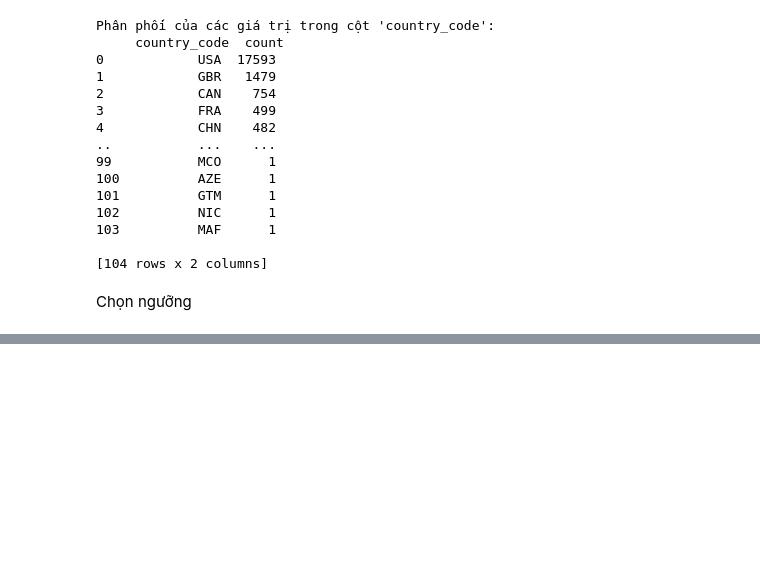
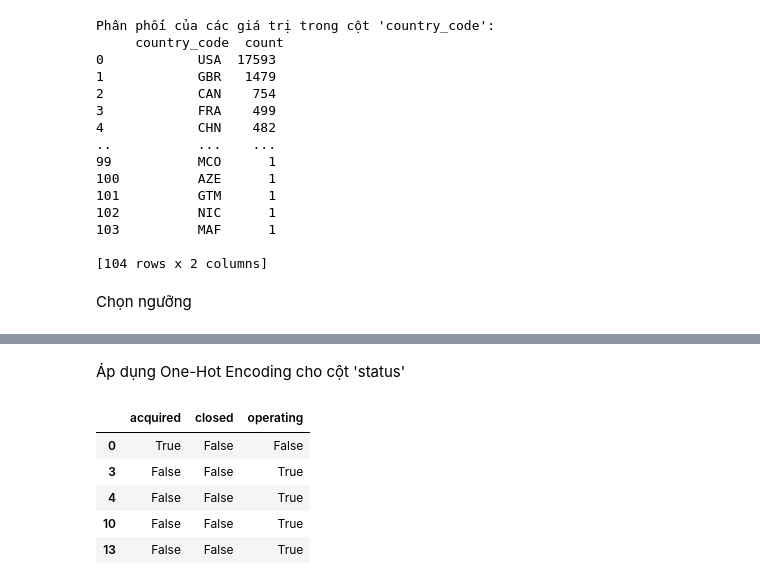
Before and after one commit to SerenaDinhBuiThuLinh/Data-Preprocessing-TLU, a Jupyter notebook: data_preprocessing_tlu.ipynb, the cells around one changed output, grey strips where cells are left out. Cells and saved outputs as stored; diff of their text form; code cells hidden in the pictures; blank space fills up the shorter version.

```diff
--- a/data_preprocessing_tlu.ipynb
+++ b/data_preprocessing_tlu.ipynb
@@ -291,0 +327,12 @@ df.loc[df['country_code'].isin(rare_values), 'country_code'] = 'Remaining'
+# %% [markdown]
+Áp dụng One-Hot Encoding cho cột 'status'
+# %%
+temp = pd.get_dummies(df_lb['status'])
+temp.head()
+# %% [output]
+|  | acquired | closed | operating |
+| 0 | True | False | False |
+| 3 | False | False | True |
+| 4 | False | False | True |
+| 10 | False | False | True |
+| 13 | False | False | True |
```
Also changed, not shown: parts of 19 cells of this notebook.
